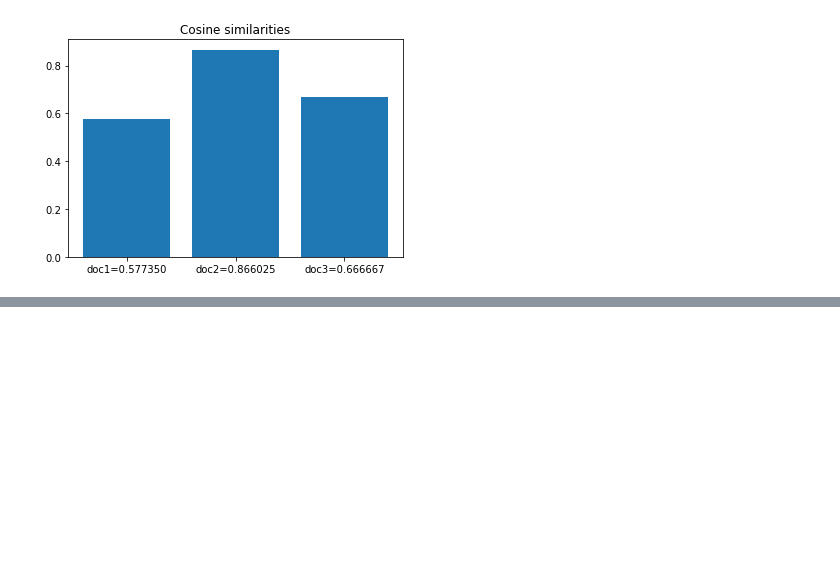
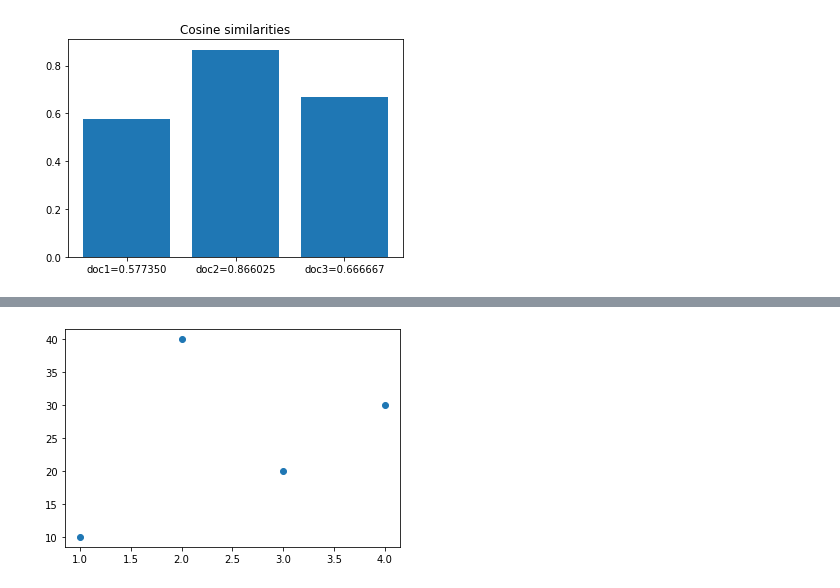
Before and after one commit to hyungyu-02/OpenSrcSW, a Jupyter notebook: week13.ipynb, the cells around one changed output, grey strips where cells are left out. Drawn from its saved outputs; the diff is of its cells as text; code cells hidden in the pictures; blank space fills up the shorter version.

```diff
--- a/week13.ipynb
+++ b/week13.ipynb
@@ -33,0 +88,7 @@ plt.show()
+# %%
+xdata = [1,2,3,4]
+ydata=[10,40,20,30]
+plt.scatter(xdata,ydata)
+plt.show()
+# %% [output]
+[figure, added]
```
Also changed, not shown: parts of 6 cells of this notebook, 4 other files.
